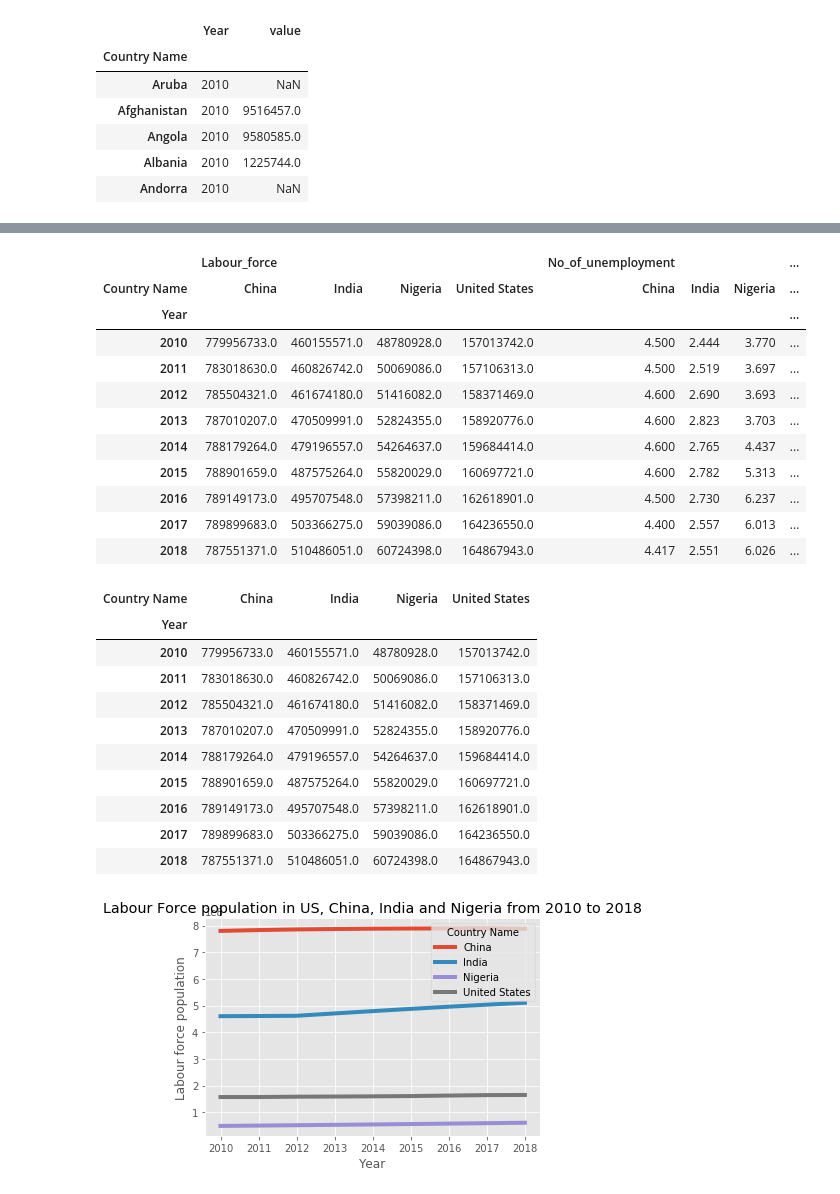
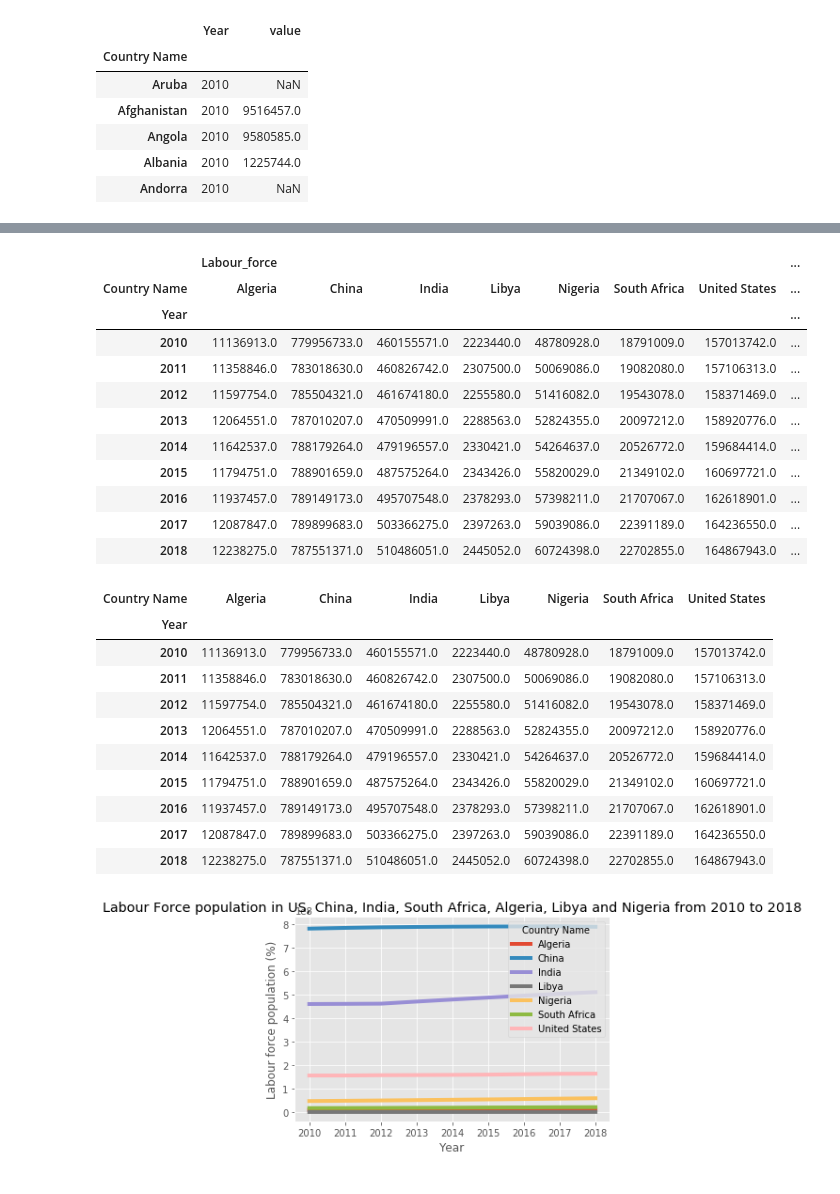
Before and after one commit to kehindemary/MyProjects, a Jupyter notebook: MaryCapstoneProject.ipynb, the cells around one changed output, grey strips where cells are left out. Cells and saved outputs as stored; diff of their text form; code cells hidden in the pictures.

```diff
--- a/MaryCapstoneProject.ipynb
+++ b/MaryCapstoneProject.ipynb
@@ -496,7 +496,7 @@ world_unemployment_rate_df
 | Zimbabwe | 2018 | 4.915000 |
 2097 rows × 2 columns
 # %%
-world_unemployment_rate_df1 = world_unemployment_rate_df.loc[['China','India','United States','Nigeria']] #selecting rows needed for analysis from the dataframe
+world_unemployment_rate_df1 = world_unemployment_rate_df.loc[['China','India','United States','Nigeria','South Africa', 'Algeria','Libya']] #selecting rows needed for analysis from the dataframe
 world_unemployment_rate_df1.reset_index(inplace = True)
 world_unemployment_rate_df1
 # %% [output]
@@ -620,7 +621,7 @@ world_labour_force_df.head()
 # %%
 world_labour_force_df['Year'] = pd.to_datetime(world_labour_force_df.Year).dt.year
 # %%
-world_labour_force_df = world_labour_force_df.loc[['China','India','United States','Nigeria']] #selecting rows needed for analysis
+world_labour_force_df = world_labour_force_df.loc[['China','India','United States','Nigeria','South Africa','Algeria','Libya']] #selecting rows needed for analysis
 world_labour_force_df
 # %% [output]
 |  | Year | value |
@@ -668,42 +671,42 @@ merged_data = merged_data.rename(columns={'value_x': 'Labour_force','value_y':'N
 merged_data_pivoted = merged_data.pivot_table(index = 'Year',columns = 'Country Name', values = ['No_of_unemployment','Labour_force'])
 merged_data_pivoted
 # %% [output]
-|  | Labour_force |  |  |  | No_of_unemployment |  |  | ... |
-| Country Name | China | India | Nigeria | United States | China | India | Nigeria | ... |
+|  | Labour_force |  |  |  |  |  |  | ... |
+| Country Name | Algeria | China | India | Libya | Nigeria | South Africa | United States | ... |
 | Year |  |  |  |  |  |  |  | ... |
-| 2010 | 779956733.0 | 460155571.0 | 48780928.0 | 157013742.0 | 4.500 | 2.444 | 3.770 | ... |
-| 2011 | 783018630.0 | 460826742.0 | 50069086.0 | 157106313.0 | 4.500 | 2.519 | 3.697 | ... |
-| 2012 | 785504321.0 | 461674180.0 | 51416082.0 | 158371469.0 | 4.600 | 2.690 | 3.693 | ... |
-| 2013 | 787010207.0 | 470509991.0 | 52824355.0 | 158920776.0 | 4.600 | 2.823 | 3.703 | ... |
-| 2014 | 788179264.0 | 479196557.0 | 54264637.0 | 159684414.0 | 4.600 | 2.765 | 4.437 | ... |
-| 2015 | 788901659.0 | 487575264.0 | 55820029.0 | 160697721.0 | 4.600 | 2.782 | 5.313 | ... |
-| 2016 | 789149173.0 | 495707548.0 | 57398211.0 | 162618901.0 | 4.500 | 2.730 | 6.237 | ... |
-| 2017 | 789899683.0 | 503366275.0 | 59039086.0 | 164236550.0 | 4.400 | 2.557 | 6.013 | ... |
-| 2018 | 787551371.0 | 510486051.0 | 60724398.0 | 164867943.0 | 4.417 | 2.551 | 6.026 | ... |
+| 2010 | 11136913.0 | 779956733.0 | 460155571.0 | 2223440.0 | 48780928.0 | 18791009.0 | 157013742.0 | ... |
+| 2011 | 11358846.0 | 783018630.0 | 460826742.0 | 2307500.0 | 50069086.0 | 19082080.0 | 157106313.0 | ... |
+| 2012 | 11597754.0 | 785504321.0 | 461674180.0 | 2255580.0 | 51416082.0 | 19543078.0 | 158371469.0 | ... |
+| 2013 | 12064551.0 | 787010207.0 | 470509991.0 | 2288563.0 | 52824355.0 | 20097212.0 | 158920776.0 | ... |
+| 2014 | 11642537.0 | 788179264.0 | 479196557.0 | 2330421.0 | 54264637.0 | 20526772.0 | 159684414.0 | ... |
+| 2015 | 11794751.0 | 788901659.0 | 487575264.0 | 2343426.0 | 55820029.0 | 21349102.0 | 160697721.0 | ... |
+| 2016 | 11937457.0 | 789149173.0 | 495707548.0 | 2378293.0 | 57398211.0 | 21707067.0 | 162618901.0 | ... |
+| 2017 | 12087847.0 | 789899683.0 | 503366275.0 | 2397263.0 | 59039086.0 | 22391189.0 | 164236550.0 | ... |
+| 2018 | 12238275.0 | 787551371.0 | 510486051.0 | 2445052.0 | 60724398.0 | 22702855.0 | 164867943.0 | ... |
 # %%
 merged_data_pivoted['Labour_force']
 # %% [output]
-| Country Name | China | India | Nigeria | United States |
-| Year |  |  |  |  |
-| 2010 | 779956733.0 | 460155571.0 | 48780928.0 | 157013742.0 |
-| 2011 | 783018630.0 | 460826742.0 | 50069086.0 | 157106313.0 |
-| 2012 | 785504321.0 | 461674180.0 | 51416082.0 | 158371469.0 |
-| 2013 | 787010207.0 | 470509991.0 | 52824355.0 | 158920776.0 |
-| 2014 | 788179264.0 | 479196557.0 | 54264637.0 | 159684414.0 |
-| 2015 | 788901659.0 | 487575264.0 | 55820029.0 | 160697721.0 |
-| 2016 | 789149173.0 | 495707548.0 | 57398211.0 | 162618901.0 |
-| 2017 | 789899683.0 | 503366275.0 | 59039086.0 | 164236550.0 |
-| 2018 | 787551371.0 | 510486051.0 | 60724398.0 | 164867943.0 |
+| Country Name | Algeria | China | India | Libya | Nigeria | South Africa | United States |
+| Year |  |  |  |  |  |  |  |
+| 2010 | 11136913.0 | 779956733.0 | 460155571.0 | 2223440.0 | 48780928.0 | 18791009.0 | 157013742.0 |
+| 2011 | 11358846.0 | 783018630.0 | 460826742.0 | 2307500.0 | 50069086.0 | 19082080.0 | 157106313.0 |
+| 2012 | 11597754.0 | 785504321.0 | 461674180.0 | 2255580.0 | 51416082.0 | 19543078.0 | 158371469.0 |
+| 2013 | 12064551.0 | 787010207.0 | 470509991.0 | 2288563.0 | 52824355.0 | 20097212.0 | 158920776.0 |
+| 2014 | 11642537.0 | 788179264.0 | 479196557.0 | 2330421.0 | 54264637.0 | 20526772.0 | 159684414.0 |
+| 2015 | 11794751.0 | 788901659.0 | 487575264.0 | 2343426.0 | 55820029.0 | 21349102.0 | 160697721.0 |
+| 2016 | 11937457.0 | 789149173.0 | 495707548.0 | 2378293.0 | 57398211.0 | 21707067.0 | 162618901.0 |
+| 2017 | 12087847.0 | 789899683.0 | 503366275.0 | 2397263.0 | 59039086.0 | 22391189.0 | 164236550.0 |
+| 2018 | 12238275.0 | 787551371.0 | 510486051.0 | 2445052.0 | 60724398.0 | 22702855.0 | 164867943.0 |
 # %%
 merged_data_pivoted['Labour_force'].plot(linewidth = 4) #data visualization using line plot
 plt.xlabel('Year')
-plt.ylabel('Labour force population')
-plt.title('Labour Force population in US, China, India and Nigeria from 2010 to 2018')
+plt.ylabel('Labour force population (%)')
+plt.title('Labour Force population in US, China, India, South Africa, Algeria, Libya and Nigeria from 2010 to 2018')
 plt.grid(True)
 plt.show()
 style.use("ggplot")
 # %% [output]
-[figure, old version]
+[figure, new version]
 # %%
 merged_data_pivoted['No_of_unemployment'].plot(linewidth = 4)
 plt.xlabel('Year')
```
Also changed, not shown: parts of 8 cells of this notebook, 3 other files.
